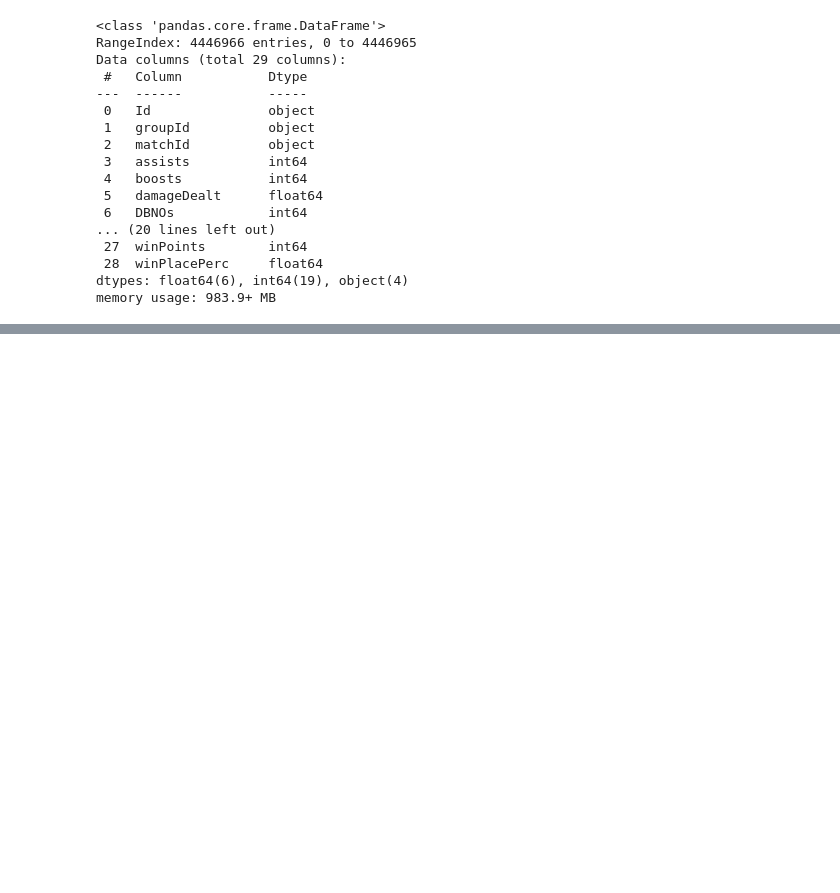
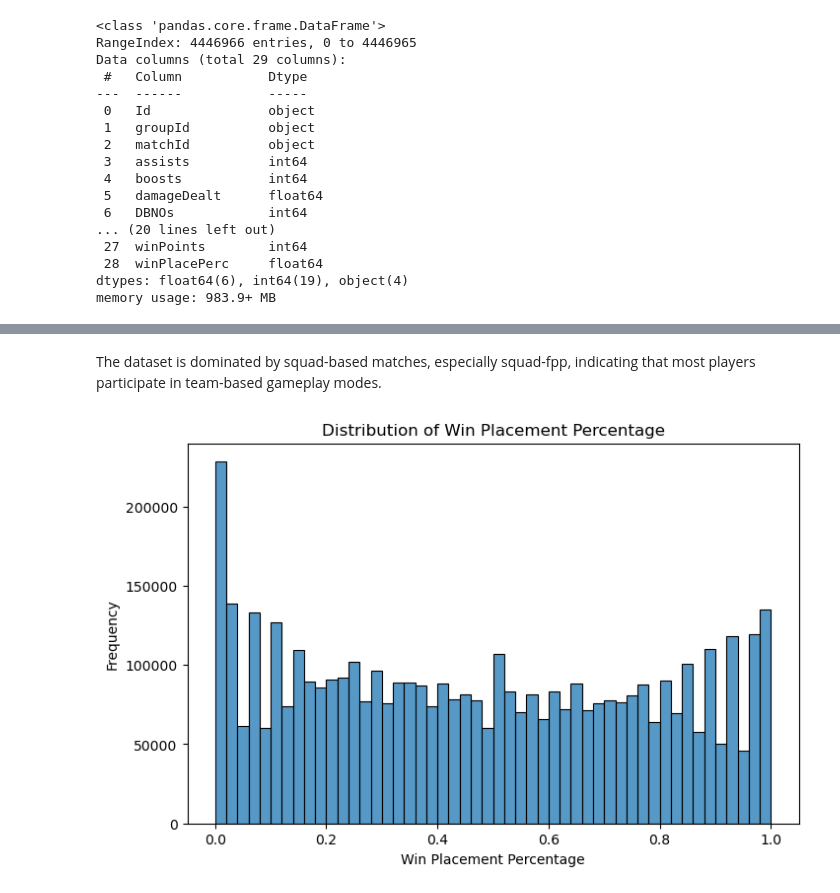
Before and after one commit to omxmishra/GameWinnerPrediction, a Jupyter notebook: Untitled.ipynb, the cells around one changed output, grey strips where cells are left out. Saved outputs shown, nothing was run; the diff lists cells and outputs as text; code cells hidden in the pictures; blank space fills up the shorter version.

```diff
--- a/Untitled.ipynb
+++ b/Untitled.ipynb
@@ -58,0 +146,14 @@ memory usage: 983.9+ MB
+# %% [markdown]
+The dataset is dominated by squad-based matches, especially squad-fpp, indicating that most players participate in team-based gameplay modes.
+# %%
+plt.figure(figsize=(8,5))
+
+sns.histplot(df['winPlacePerc'], bins=50)
+
+plt.title("Distribution of Win Placement Percentage")
+plt.xlabel("Win Placement Percentage")
+plt.ylabel("Frequency")
+
+plt.show()
+# %% [output]
+[figure, added]
```
Also changed, not shown: parts of 34 cells of this notebook.
